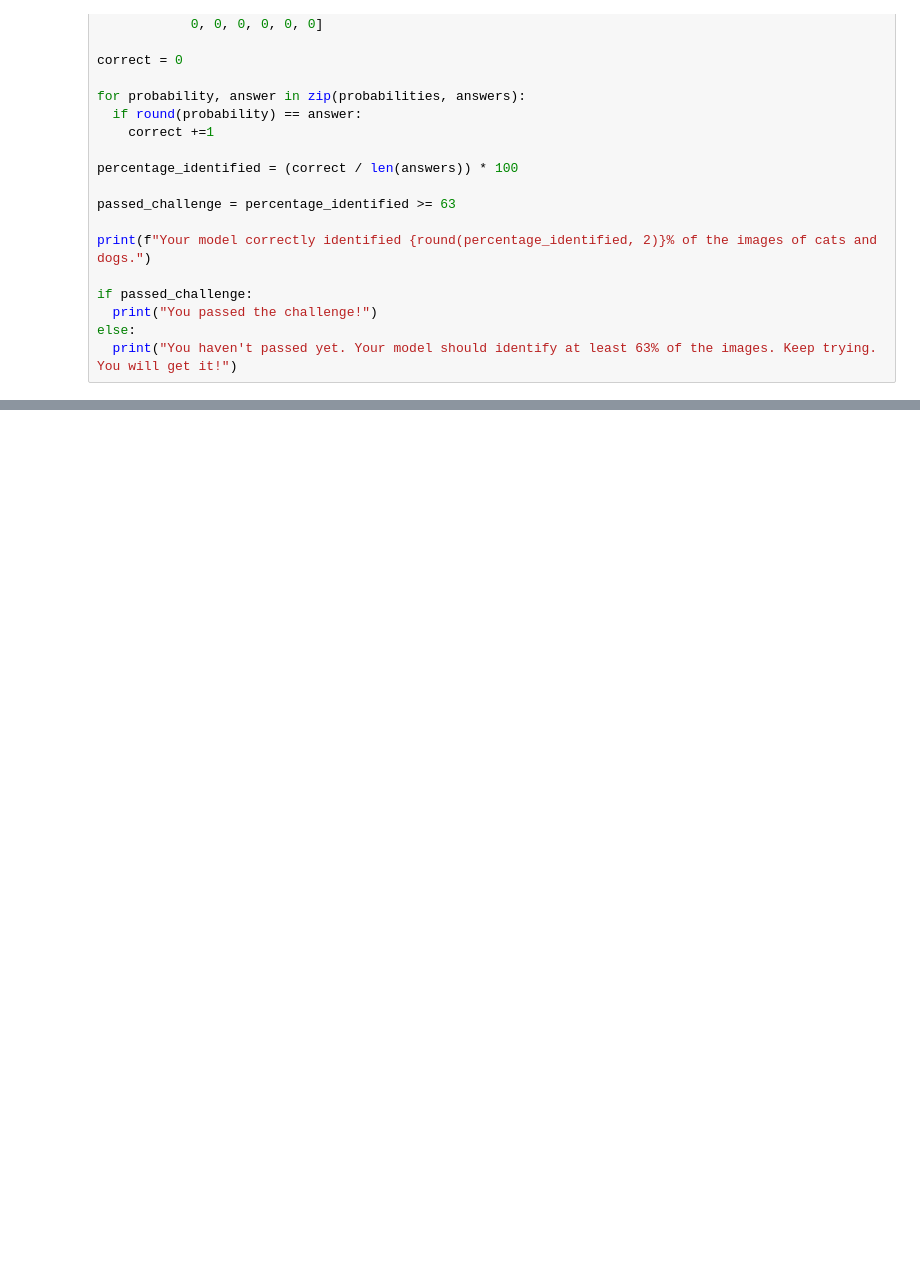
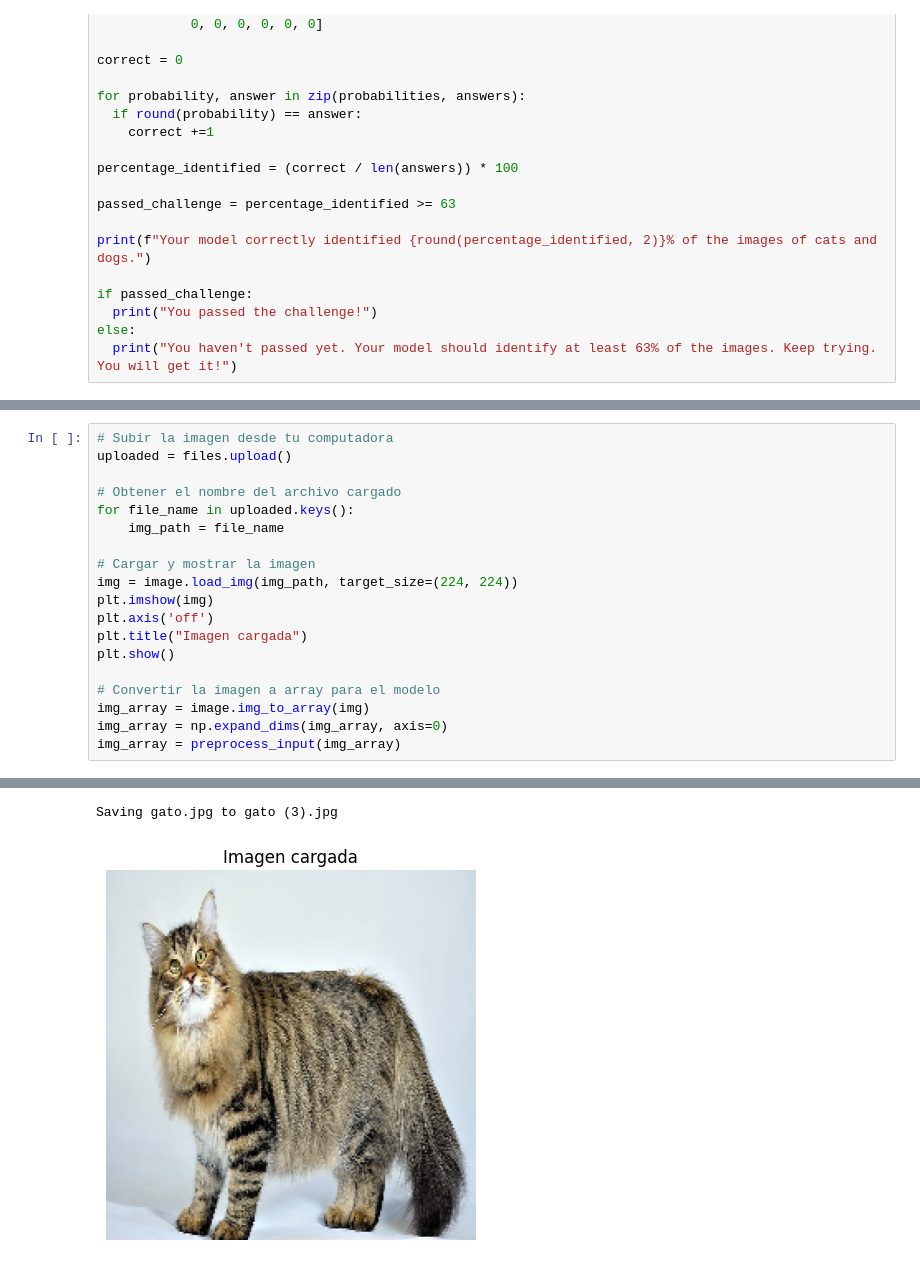
Before and after one commit to Victoriab23z1/boilerplate-infosec, a Jupyter notebook: fcc_cat_dog.ipynb, the cells around one changed output, grey strips where cells are left out. Saved outputs shown, nothing was run; the diff lists cells and outputs as text; blank space fills up the shorter version.

```diff
--- a/fcc_cat_dog.ipynb
+++ b/fcc_cat_dog.ipynb
@@ -197,0 +336,20 @@ else:
+# %%
+# Subir la imagen desde tu computadora
+uploaded = files.upload()
+
+# Obtener el nombre del archivo cargado
+for file_name in uploaded.keys():
+    img_path = file_name
+
+# Cargar y mostrar la imagen
+img = image.load_img(img_path, target_size=(224, 224))
+plt.imshow(img)
+plt.axis('off')
+plt.title("Imagen cargada")
+plt.show()
+
+# Convertir la imagen a array para el modelo
+img_array = image.img_to_array(img)
+img_array = np.expand_dims(img_array, axis=0)
+img_array = preprocess_input(img_array)
+# %% [output]
@@ -197,0 +357,2 @@ else:
+Saving gato.jpg to gato (3).jpg
+[figure, added]
```
Also changed, not shown: parts of 14 cells of this notebook.
